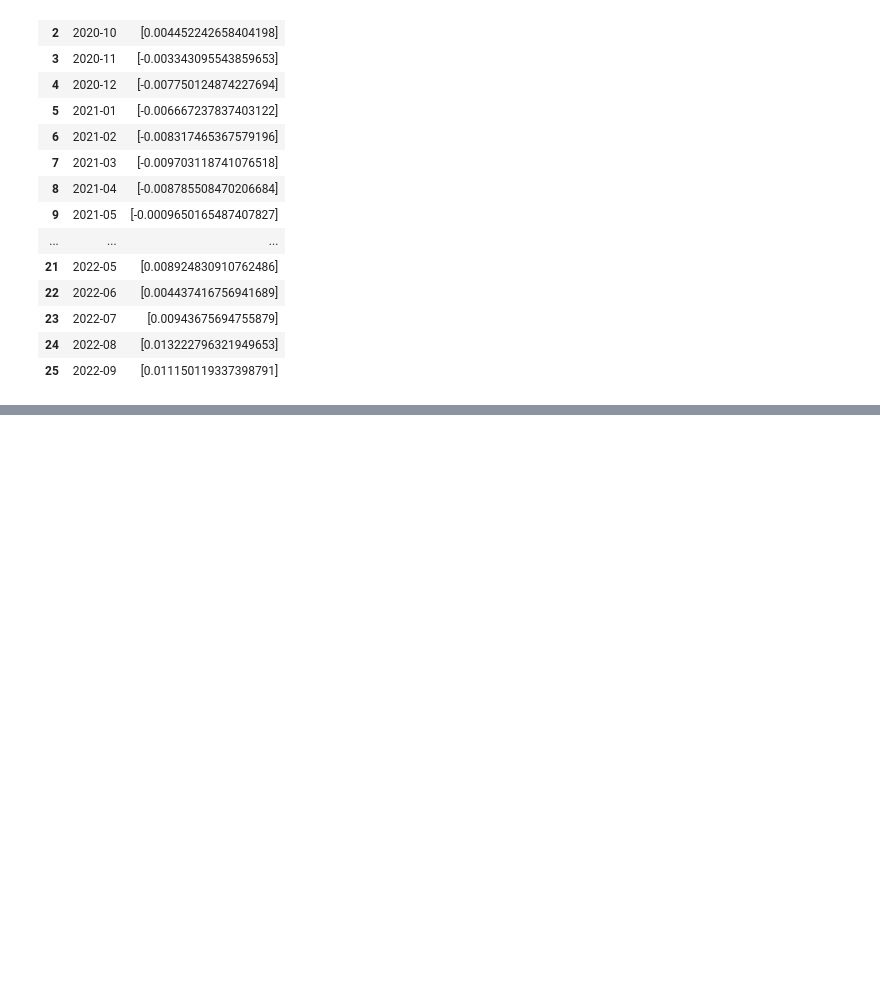
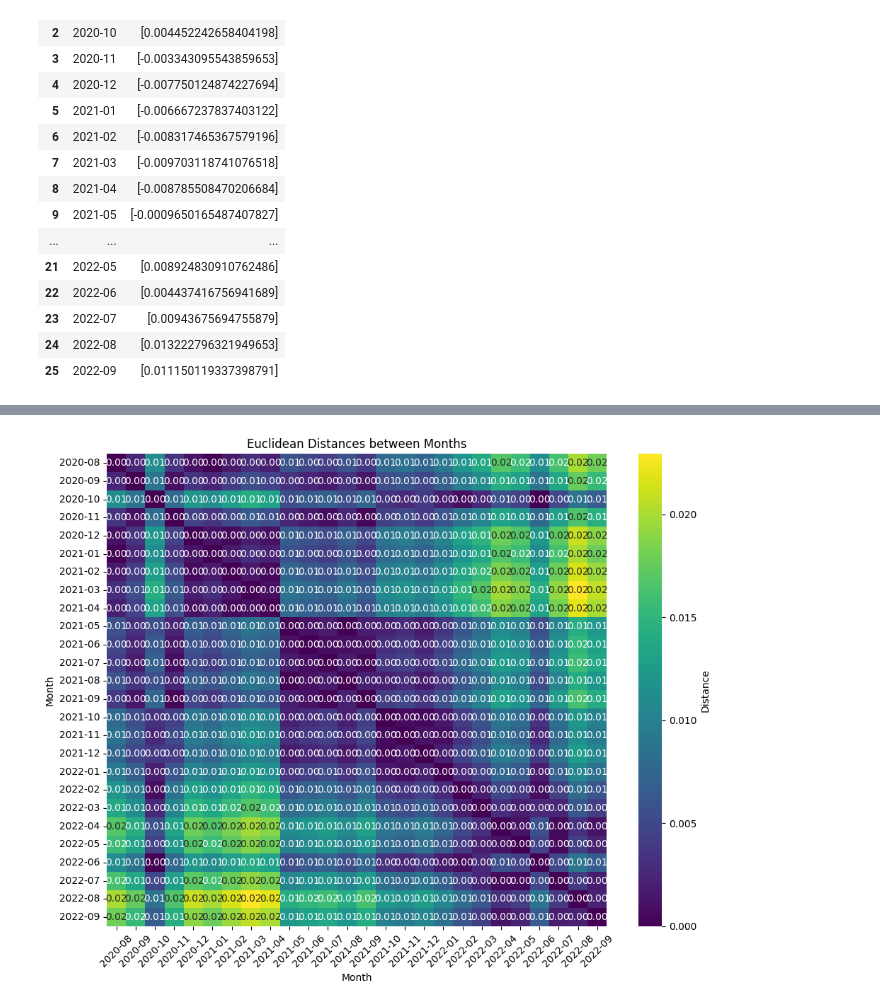
Before and after one commit to Nina-mvH/Sentiment-Analysis-on-Covid-Tweets, a Jupyter notebook: sentiment-analysis-on-vaccine-tweets.ipynb, the cells around one changed output, grey strips where cells are left out. Cells and saved outputs as stored; diff of their text form; code cells hidden in the pictures; blank space fills up the shorter version.

Commit message:
Kaggle Notebook | Sentiment Analysis on vaccine tweets | Version 17 | Distances calculated and displayed

```diff
--- a/sentiment-analysis-on-vaccine-tweets.ipynb
+++ b/sentiment-analysis-on-vaccine-tweets.ipynb
@@ -493,0 +536,11 @@ average_embeddings_monthly
+# %%
+pivot_table = pd.pivot_table(distances_USA_months, values='Distance', index='Month1', columns='Month2', fill_value=np.nan)
+
+# Mirror the upper triangle to make the matrix symmetrical
+symmetrical_matrix = pivot_table.fillna(pivot_table.T)
+
+# Fill diagonal with zeros
+# np.fill_diagonal(symmetrical_matrix.values, 0)
+
+# Display the symmetrical distance matrix
+print(symmetrical_matrix)
@@ -494,3 +565,21 @@ average_embeddings_monthly
+# %%
+import seaborn as sns
+import matplotlib.pyplot as plt
+
+# Assuming symmetrical_matrix contains the symmetrical distance matrix
+
+# Create heatmap
+plt.figure(figsize=(10, 8))
+sns.heatmap(symmetrical_matrix, cmap='viridis', annot=True, fmt=".2f", cbar_kws={'label': 'Distance'})
+plt.title('Euclidean Distances between Months')
+plt.xlabel('Month')
+plt.ylabel('Month')
+plt.xticks(rotation=45)
+plt.yticks(rotation=0)
+plt.tight_layout()
+plt.show()
+# %% [output]
+[figure, added]
 # %%
 # sorted_1 = []
 
```
Also changed, not shown: parts of 8 cells of this notebook.
